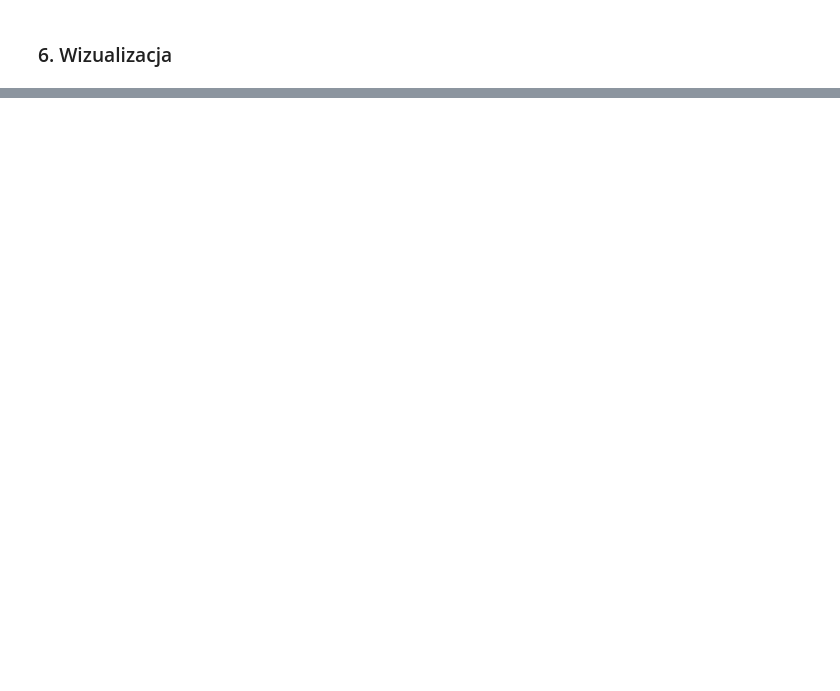
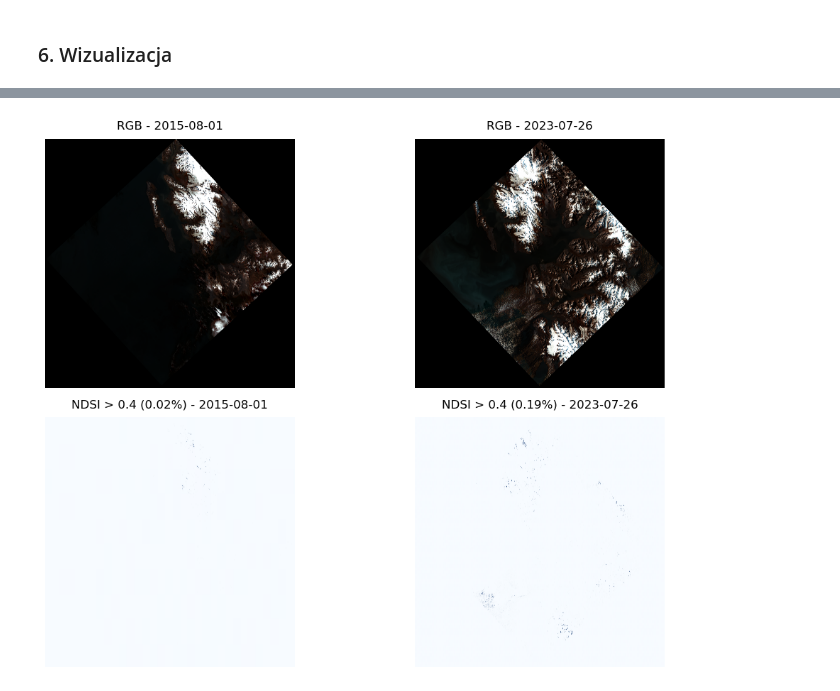
Before and after one commit to eskwarczek/SG_toolbox, a Jupyter notebook: projekt2.ipynb, the cells around one changed output, grey strips where cells are left out. Drawn from its saved outputs; the diff is of its cells as text; code cells hidden in the pictures; blank space fills up the shorter version.

```diff
--- a/projekt2.ipynb
+++ b/projekt2.ipynb
@@ -141,0 +123,3 @@ raster_new = ndsi_new_coll[0]["Raster"]
+# %%
+spatial_ref = arcpy.SpatialReference(4326)
+arcpy.env.extent = arcpy.Extent(bbox[0], bbox[1], bbox[2], bbox[3], spatial_reference=spatial_ref)
@@ -142,2 +186,19 @@ raster_new = ndsi_new_coll[0]["Raster"]
+# %%
+# maska prawidłowych danych (wykluczamy czarne rogi rombu)
+valid_data_old = denom_old > 0
+valid_data_new = denom_new > 0
+
+# generowanie binarnej maski (True dla śniegu/lodu, False dla reszty)
+snow_mask_old = ndsi_old > 0.4
+snow_mask_new = ndsi_new > 0.4
+
+# obliczenie procentu: (liczba pikseli śniegu wewnątrz sceny) / (wszystkie piksele sceny bez rogów)
+snow_pixels_old = np.sum(snow_mask_old & valid_data_old)
+total_pixels_old = np.sum(valid_data_old)
+pct_snow_old = (snow_pixels_old / total_pixels_old) * 100 if total_pixels_old > 0 else 0
+
+snow_pixels_new = np.sum(snow_mask_new & valid_data_new)
+total_pixels_new = np.sum(valid_data_new)
+pct_snow_new = (snow_pixels_new / total_pixels_new) * 100 if total_pixels_new > 0 else 0
 # %% [markdown]
 ### 6. Wizualizacja
@@ -189,0 +205,28 @@ Porównanie sceny z 2015-08-01 ze sceną z 2023-08-09.
+# %%
+date_old = str(rc_old[0]["StdTime"])[:10]
+date_new = str(rc_new[0]["StdTime"])[:10]
+
+fig, axes = plt.subplots(2, 2, figsize=(12, 8))
+
+# pierwszy wiersz - RGB
+axes[0, 0].imshow(rgb_old)
+axes[0, 0].set_title(f"RGB - {date_old}", pad=10)
+axes[0, 0].axis('off')
+
+axes[0, 1].imshow(rgb_new)
+axes[0, 1].set_title(f"RGB - {date_new}", pad=10)
+axes[0, 1].axis('off')
+
+# drugi wiersz - NDSI
+axes[1, 0].imshow(snow_mask_old, cmap='Blues')
+axes[1, 0].set_title(f"NDSI > 0.4 ({pct_snow_old:.2f}%) - {date_old}", pad=10)
+axes[1, 0].axis('off')
+
+axes[1, 1].imshow(snow_mask_new, cmap='Blues')
+axes[1, 1].set_title(f"NDSI > 0.4 ({pct_snow_new:.2f}%) - {date_new}", pad=10)
+axes[1, 1].axis('off')
+
+plt.tight_layout()
+plt.show()
+# %% [output]
+[figure, added]
```
Also changed, not shown: parts of 16 cells of this notebook, 1 other file.
